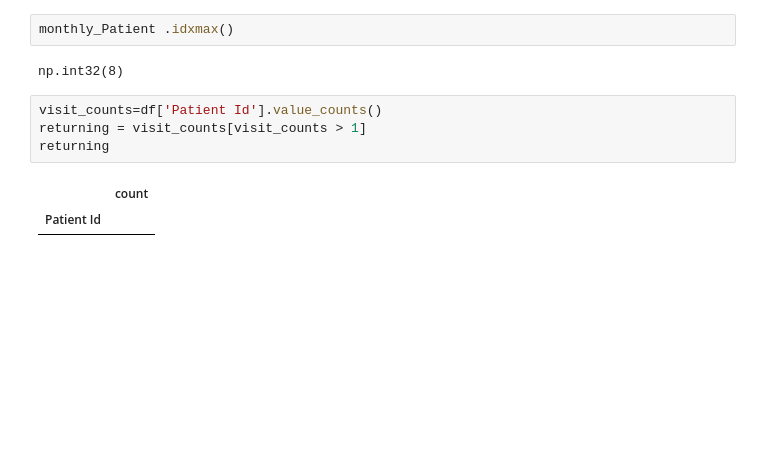
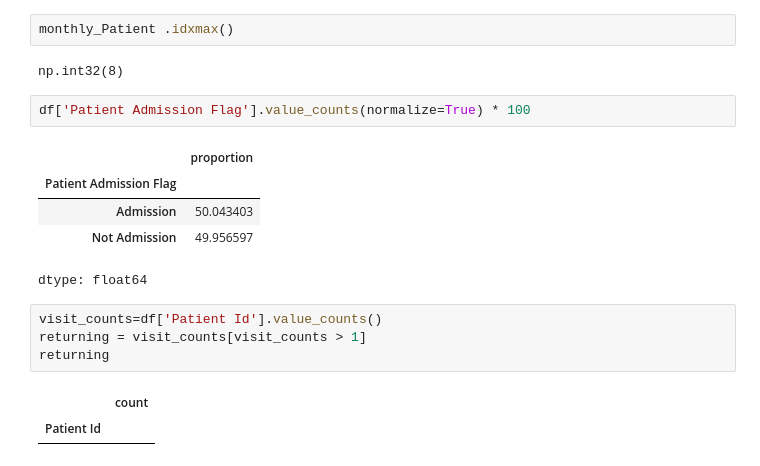
Before and after one commit to christeenwagdy758-ops/healthcare_analytics_patient_flow_data., a Jupyter notebook: healthcare_analytics_patient_flow_data.ipynb, the cells around one changed output. Saved outputs shown, nothing was run; the diff lists cells and outputs as text; blank space fills up the shorter version.

```diff
--- a/healthcare_analytics_patient_flow_data.ipynb
+++ b/healthcare_analytics_patient_flow_data.ipynb
@@ -245,6 +247,14 @@ dtype: int64
 monthly_Patient .idxmax()
 # %% [output]
 np.int32(8)
+# %%
+df['Patient Admission Flag'].value_counts(normalize=True) * 100
+# %% [output]
+|  | proportion |
+| Patient Admission Flag |  |
+| Admission | 50.043403 |
+| Not Admission | 49.956597 |
+dtype: float64
 # %%
 visit_counts=df['Patient Id'].value_counts()
 returning = visit_counts[visit_counts > 1]
```
Also changed, not shown: parts of 4 cells of this notebook.
